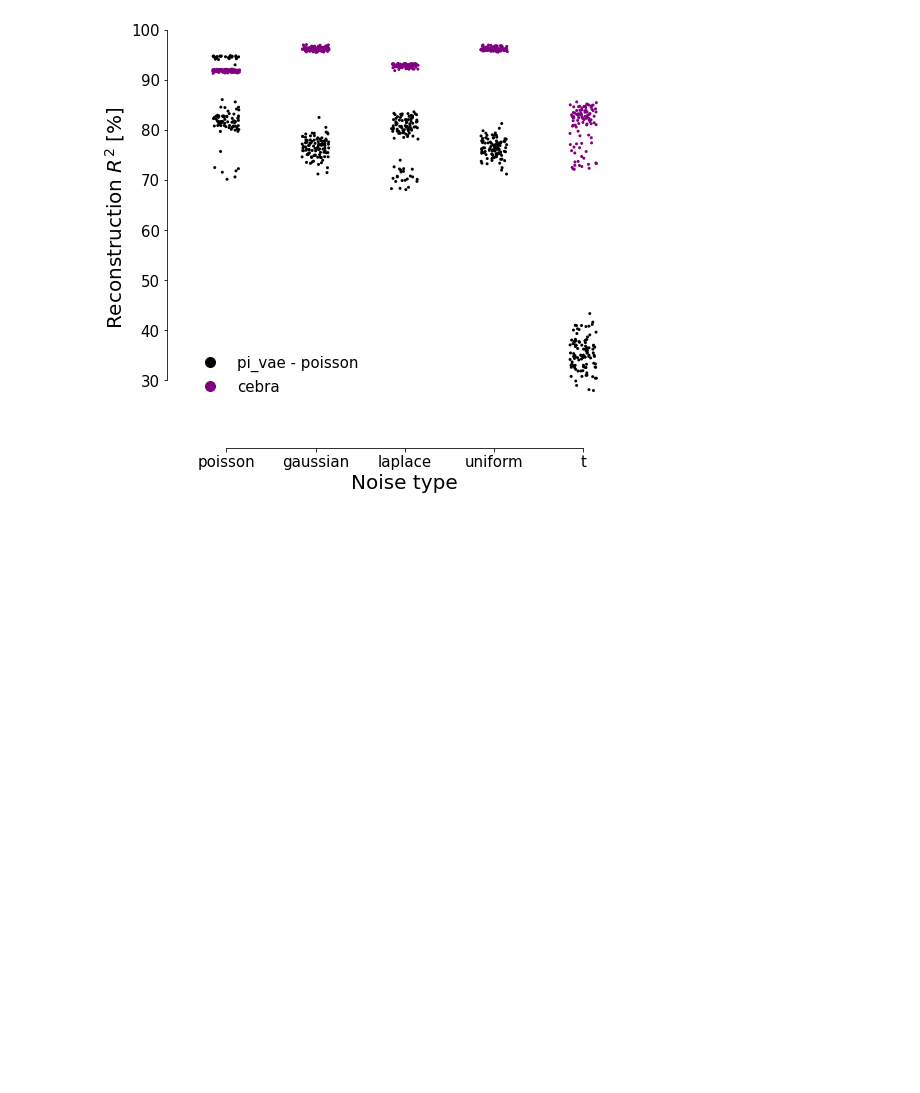
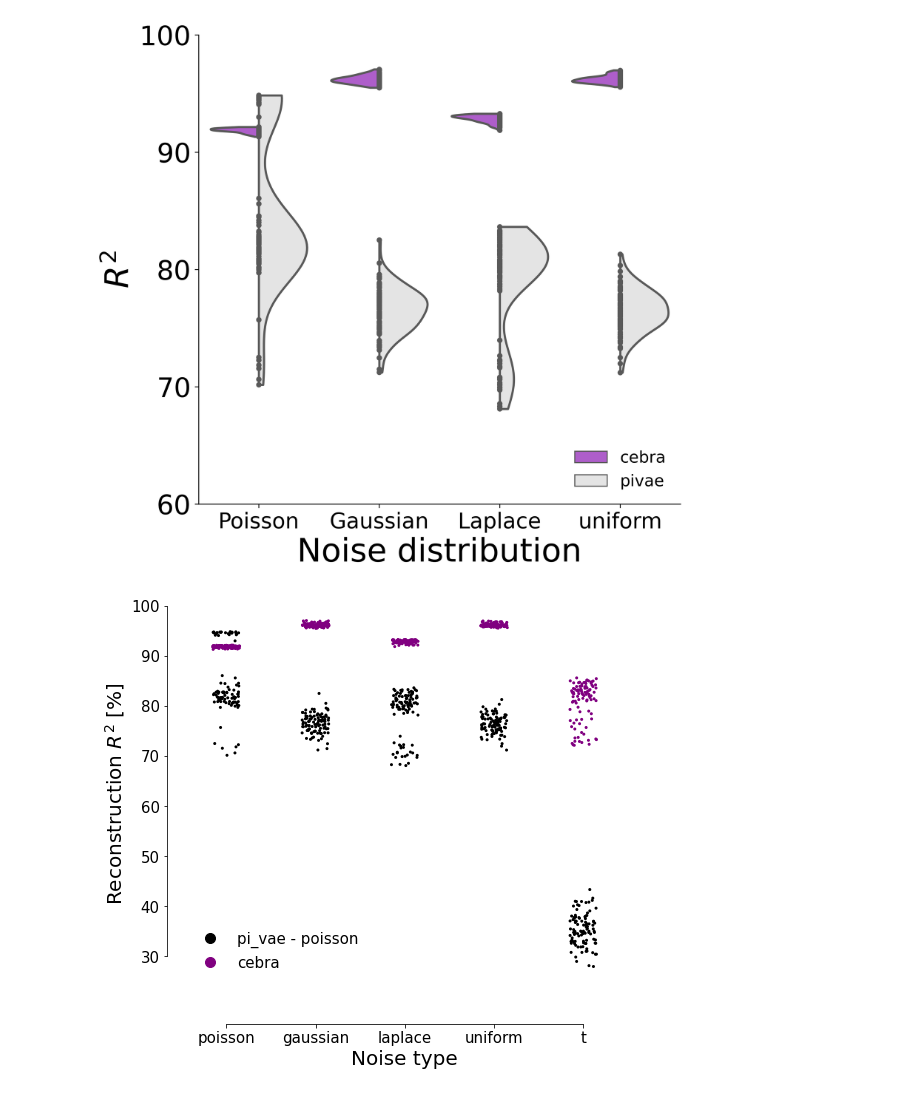
Before and after one commit to AdaptiveMotorControlLab/cebra-figures, a Jupyter notebook: figures/ExtendedSyntheticExps.ipynb, the cells around one changed output. Saved outputs shown, nothing was run; the diff lists cells and outputs as text; code cells hidden in the pictures; blank space fills up the shorter version.

Commit message:
Add allen stats and synsthetic exp violion plot

```diff
--- a/figures/ExtendedSyntheticExps.ipynb
+++ b/figures/ExtendedSyntheticExps.ipynb
@@ -9,6 +9,37 @@ data=pd.read_hdf('../data/extended_synthetic_exps.h5')
 # %%
 data_pivae_w = data['pivae']
 data_cebra = data['cebra']
+# %%
+pivae=pd.DataFrame.from_dict(data_pivae_w['x-s']['poisson'])
+cebra=pd.DataFrame.from_dict(data_cebra['x-s']['infonce'])
+del pivae['t']
+del cebra['t']
+pivae['type']='pivae'
+cebra['type'] = 'cebra'
+pivae=pivae.melt(id_vars='type', var_name ='distribution', value_name = 'r2' )
+cebra=cebra.melt(id_vars='type', var_name ='distribution', value_name = 'r2' )
+total = pd.concat([pivae, cebra])
+orders = {'poisson':0, 'gaussian':1, 'laplace':2, 'uniform':3}
+total=total.sort_values(by='distribution', key =lambda x:x.map(orders)  )
+# %%
+colors = ['#B74CDC','#E4E4E4']
+sns.set_palette(sns.color_palette(colors))
+fig = plt.figure(figsize=(8,8), dpi=300)
+ax = plt.subplot(111)
+sns.violinplot(data=total,  x='distribution', y='r2',
+               hue= 'type', split = True, scale = 'width',
+               showfliers=False,cut=0, inner = 'point', linewidth = 2, axis=ax)
+
+ax.spines['top'].set_visible(False)
+ax.spines['right'].set_visible(False)
+ax.set_ylabel('$R^2$', fontsize=30)
+ax.set_xlabel('Noise distribution', fontsize=30)
+ax.set_xticklabels(['Poisson', 'Gaussian', 'Laplace', 'uniform'],fontsize=20 )
+ax.set_yticks(np.linspace(0.6, 1, 5))
+ax.set_yticklabels(np.linspace(60, 100, 5).astype(int),fontsize=25 )
+l1 = ax.legend(fontsize=15, loc="lower right", title_fontsize=15, frameon=False)
+# %% [output]
+[figure, added]
 # %%
 def reindex(dic, list_name= ['poisson', 'gaussian','laplace', 'uniform', 't']):
     return pd.DataFrame(dic).T.reindex(list_name).T*100
```
Also changed, not shown: 4 other files.
